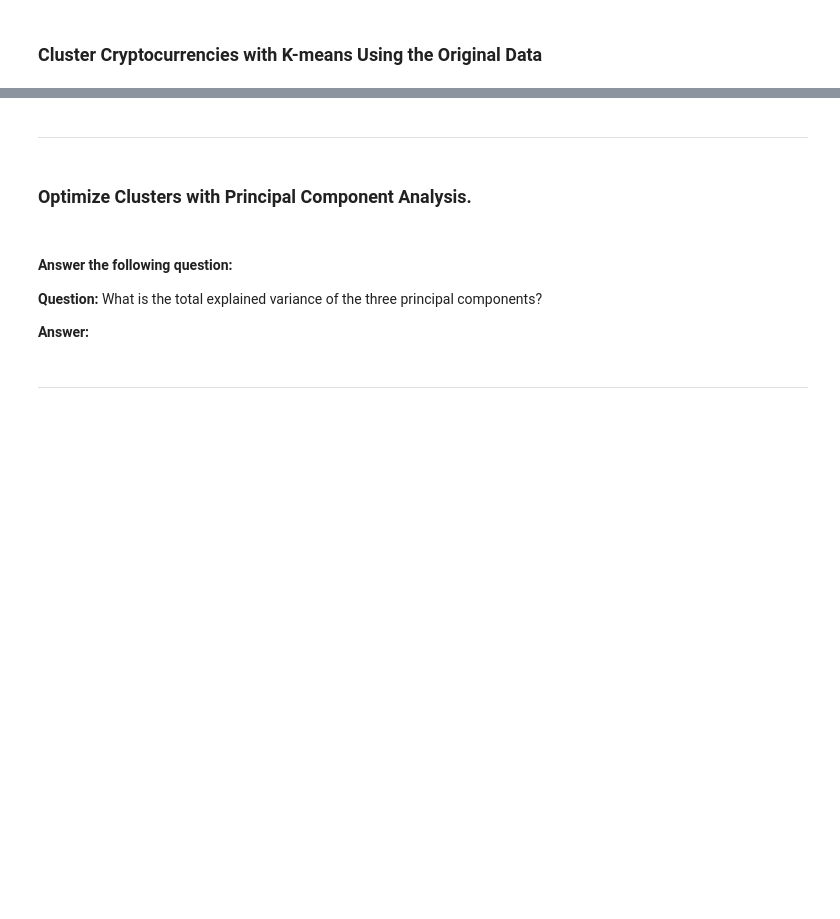
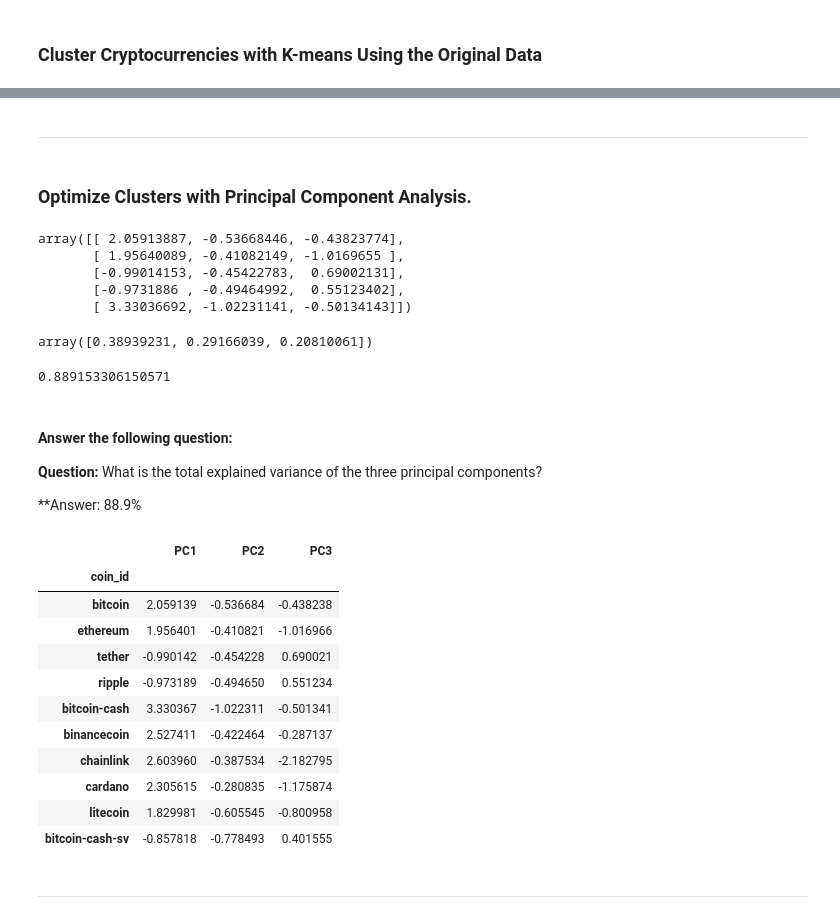
Before and after one commit to wetmore324/CryptoClustering, a Jupyter notebook: Crypto_Clustering.ipynb, the cells around one changed output, grey strips where cells are left out. Saved outputs shown, nothing was run; the diff lists cells and outputs as text; code cells hidden in the pictures; blank space fills up the shorter version.

```diff
--- a/Crypto_Clustering.ipynb
+++ b/Crypto_Clustering.ipynb
@@ -125,35 +213,68 @@ df_market_data.hvplot.line(
 # %% [markdown]
----
+------------------------------------------------------------------------------------------------------------------------------------------------------------------------------------------------------------------------------------
 # %% [markdown]
 ### Optimize Clusters with Principal Component Analysis.
 # %%
 # Create a PCA model instance and set `n_components=3`.
+pca = PCA(n_components=3)
 # %%
 # Use the PCA model with `fit_transform` to reduce to
 # three principal components.
+df_market_data_pca = pca.fit_transform(df_market_data_scaled)
 
 # View the first five rows of the DataFrame.
+df_market_data_pca[0:5]
+# %% [output]
+array([[ 2.05913887, -0.53668446, -0.43823774],
+       [ 1.95640089, -0.41082149, -1.0169655 ],
+       [-0.99014153, -0.45422783,  0.69002131],
+       [-0.9731886 , -0.49464992,  0.55123402],
+       [ 3.33036692, -1.02231141, -0.50134143]])
 # %%
 # Retrieve the explained variance to determine how much information
 # can be attributed to each principal component.
+pca.explained_variance_ratio_
+# %% [output]
+array([0.38939231, 0.29166039, 0.20810061])
+# %%
+# Calculate the total explained variance
+import numpy as np
+total_explained_variance = np.sum(pca.explained_variance_ratio_)
+total_explained_variance
+# %% [output]
+0.889153306150571
 # %% [markdown]
 #### Answer the following question:
 
 **Question:** What is the total explained variance of the three principal components?
 
-**Answer:**
+**Answer: 88.9%
 # %%
 # Create a new DataFrame with the PCA data.
-
+df_market_data_pca = pd.DataFrame(df_market_data_pca, columns=["PC1", "PC2", "PC3"])
 # Creating a DataFrame with the PCA data
 
 # Copy the crypto names from the original data
-
+df_market_data_pca["coin_id"] = df_market_data.index
 
 # Set the coinid column as index
-
+df_market_data_pca = df_market_data_pca.set_index("coin_id")
 
 # Display sample data
+df_market_data_pca.head(10)
+# %% [output]
+|  | PC1 | PC2 | PC3 |
+| coin_id |  |  |  |
+| bitcoin | 2.059139 | -0.536684 | -0.438238 |
+| ethereum | 1.956401 | -0.410821 | -1.016966 |
+| tether | -0.990142 | -0.454228 | 0.690021 |
+| ripple | -0.973189 | -0.494650 | 0.551234 |
+| bitcoin-cash | 3.330367 | -1.022311 | -0.501341 |
+| binancecoin | 2.527411 | -0.422464 | -0.287137 |
+| chainlink | 2.603960 | -0.387534 | -2.182795 |
+| cardano | 2.305615 | -0.280835 | -1.175874 |
+| litecoin | 1.829981 | -0.605545 | -0.800958 |
+| bitcoin-cash-sv | -0.857818 | -0.778493 | 0.401555 |
 # %% [markdown]
 ---
 # %% [markdown]
```
Also changed, not shown: parts of 25 cells of this notebook.
